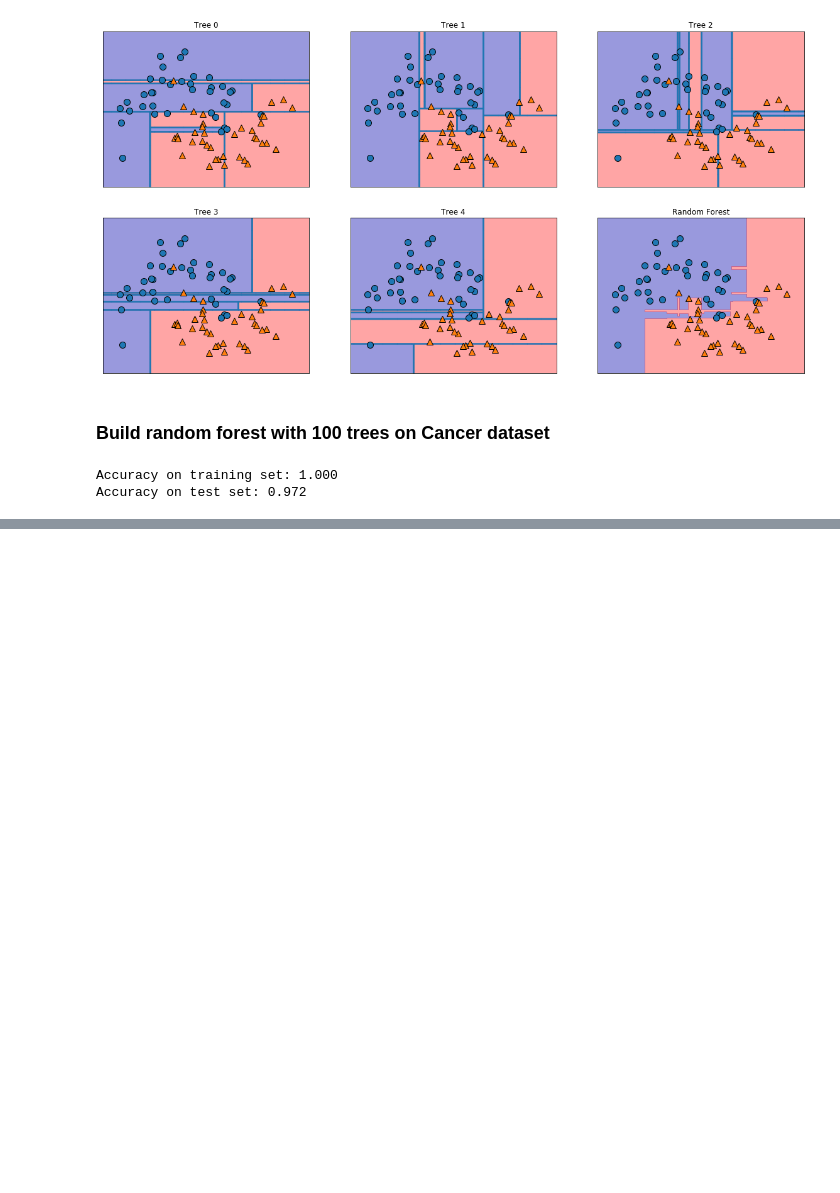
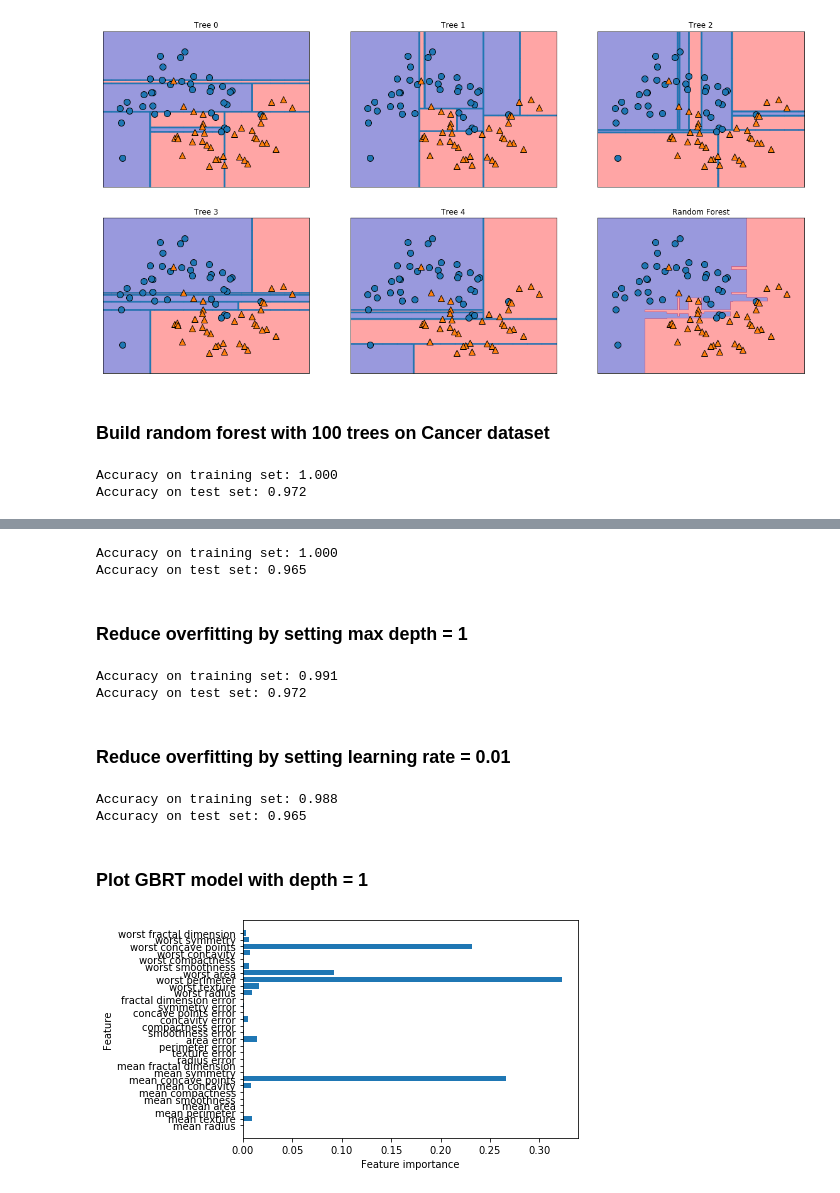
Before and after one commit to valarao/ml-tinkering, a Jupyter notebook: 2-supervised-learning.ipynb, the cells around one changed output, grey strips where cells are left out. Cells and saved outputs as stored; diff of their text form; code cells hidden in the pictures; blank space fills up the shorter version.

Commit message:
Gradient Boosted Regression Trees

```diff
--- a/2-supervised-learning.ipynb
+++ b/2-supervised-learning.ipynb
@@ -842,0 +847,45 @@ Accuracy on test set: 0.972
+# %%
+from sklearn.ensemble import GradientBoostingClassifier
+
+X_train, X_test, y_train, y_test = train_test_split(
+    cancer.data, cancer.target, random_state=0)
+
+gbrt = GradientBoostingClassifier(random_state=0)
+gbrt.fit(X_train, y_train)
+
+print("Accuracy on training set: {:.3f}".format(gbrt.score(X_train, y_train)))
+print("Accuracy on test set: {:.3f}".format(gbrt.score(X_test, y_test)))
+# %% [output]
+Accuracy on training set: 1.000
+Accuracy on test set: 0.965
+# %% [markdown]
+### Reduce overfitting by setting max depth = 1
+# %%
+gbrt = GradientBoostingClassifier(random_state=0, max_depth=1)
+gbrt.fit(X_train, y_train)
+
+print("Accuracy on training set: {:.3f}".format(gbrt.score(X_train, y_train)))
+print("Accuracy on test set: {:.3f}".format(gbrt.score(X_test, y_test)))
+# %% [output]
+Accuracy on training set: 0.991
+Accuracy on test set: 0.972
+# %% [markdown]
+### Reduce overfitting by setting learning rate = 0.01
+# %%
+gbrt = GradientBoostingClassifier(random_state=0, learning_rate=0.01)
+gbrt.fit(X_train, y_train)
+
+print("Accuracy on training set: {:.3f}".format(gbrt.score(X_train, y_train)))
+print("Accuracy on test set: {:.3f}".format(gbrt.score(X_test, y_test)))
+# %% [output]
+Accuracy on training set: 0.988
+Accuracy on test set: 0.965
+# %% [markdown]
+### Plot GBRT model with depth = 1
+# %%
+gbrt = GradientBoostingClassifier(random_state=0, max_depth=1)
+gbrt.fit(X_train, y_train)
+
+plot_feature_importances_cancer(gbrt)
+# %% [output]
+[figure, added]
```
Also changed, not shown: parts of 3 cells of this notebook.
